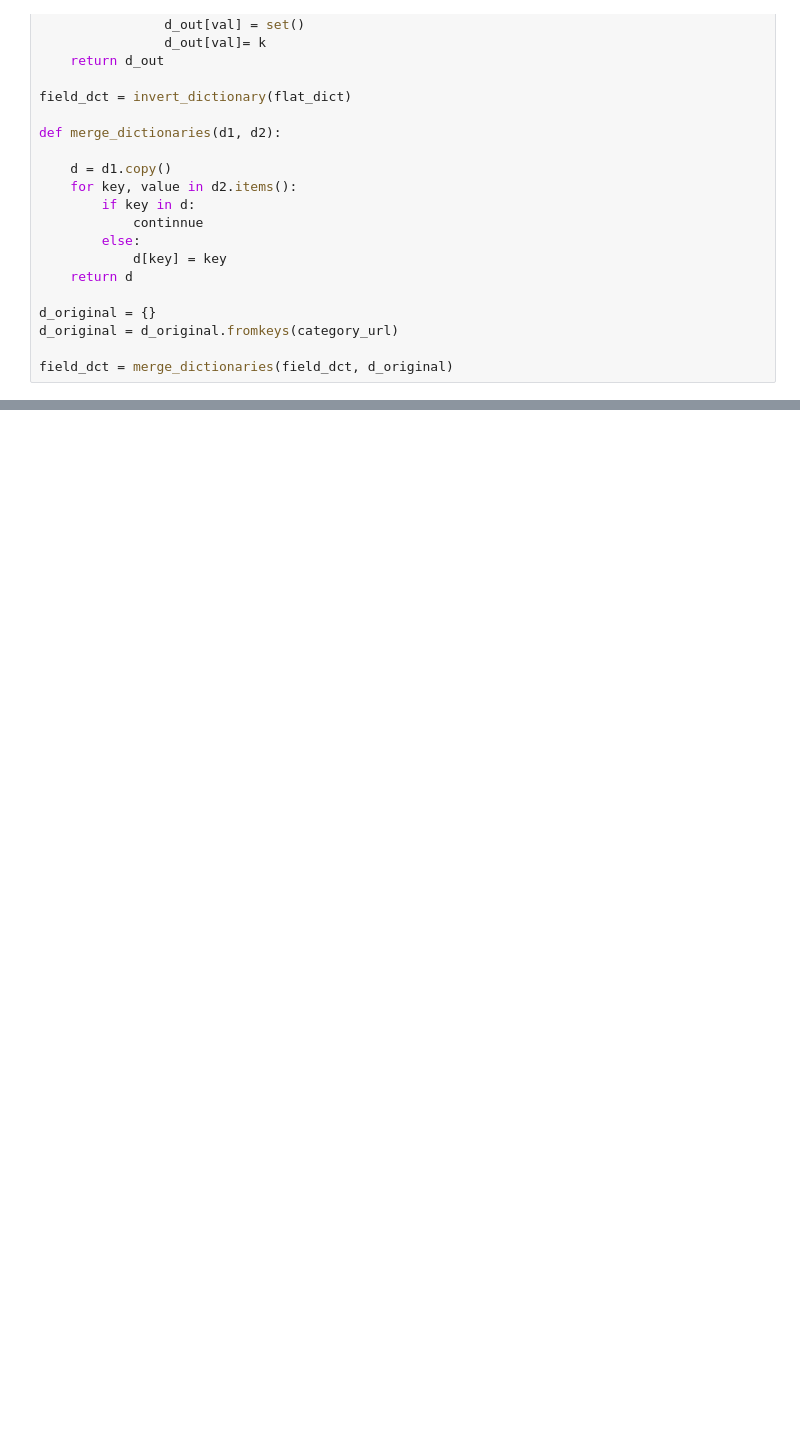
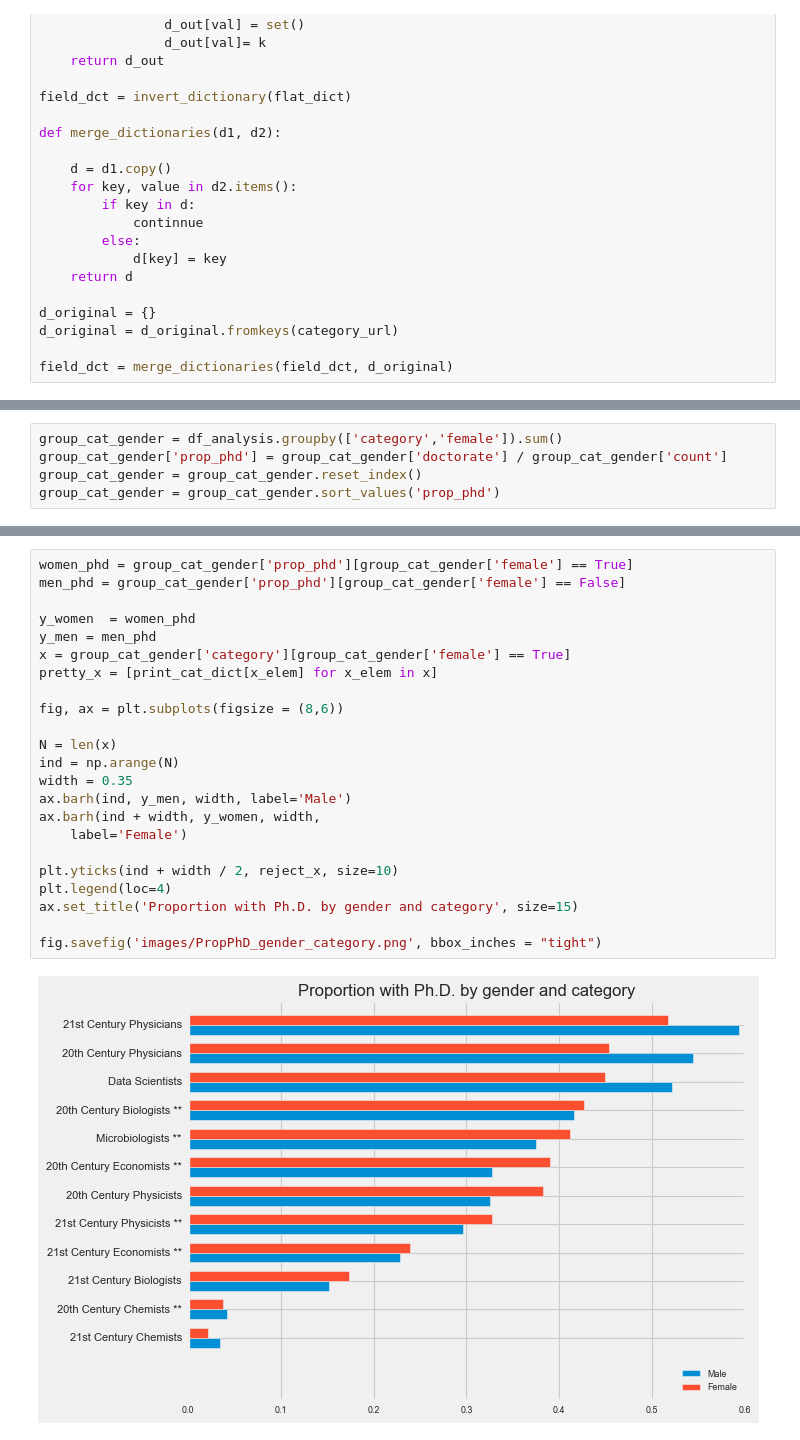
Before and after one commit to isbhsun/Gender-Gap-Analysis, a Jupyter notebook: data_analysis.ipynb, the cells around one changed output, grey strips where cells are left out. Saved outputs shown, nothing was run; the diff lists cells and outputs as text; blank space fills up the shorter version.

```diff
--- a/data_analysis.ipynb
+++ b/data_analysis.ipynb
@@ -436,0 +342,5 @@ compare_century_grouped_sum.loc['20th-century_chemists', 'here']
+# %%
+group_cat_gender = df_analysis.groupby(['category','female']).sum()
+group_cat_gender['prop_phd'] = group_cat_gender['doctorate'] / group_cat_gender['count']
+group_cat_gender = group_cat_gender.reset_index()
+group_cat_gender = group_cat_gender.sort_values('prop_phd')
@@ -436,0 +396,25 @@ compare_century_grouped_sum.loc['20th-century_chemists', 'here']
+# %%
+women_phd = group_cat_gender['prop_phd'][group_cat_gender['female'] == True]
+men_phd = group_cat_gender['prop_phd'][group_cat_gender['female'] == False]
+
+y_women  = women_phd
+y_men = men_phd
+x = group_cat_gender['category'][group_cat_gender['female'] == True]
+pretty_x = [print_cat_dict[x_elem] for x_elem in x]
+
+fig, ax = plt.subplots(figsize = (8,6))
+
+N = len(x)
+ind = np.arange(N)
+width = 0.35
+ax.barh(ind, y_men, width, label='Male')
+ax.barh(ind + width, y_women, width,
+    label='Female')
+
+plt.yticks(ind + width / 2, reject_x, size=10)
+plt.legend(loc=4)
+ax.set_title('Proportion with Ph.D. by gender and category', size=15)
+
+fig.savefig('images/PropPhD_gender_category.png', bbox_inches = "tight")
+# %% [output]
+[figure, added]
```
Also changed, not shown: parts of 67 cells of this notebook, 1 other file.
